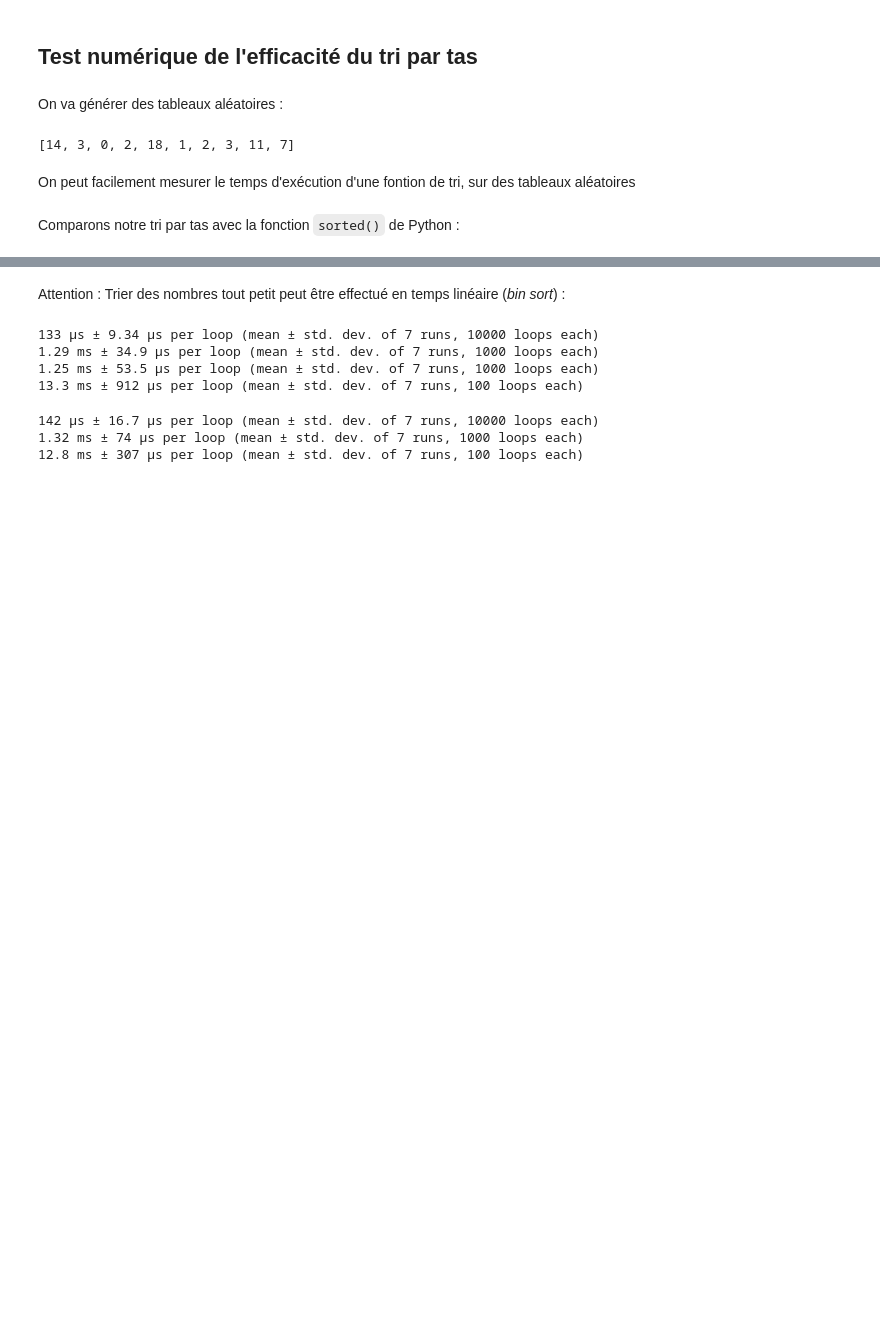
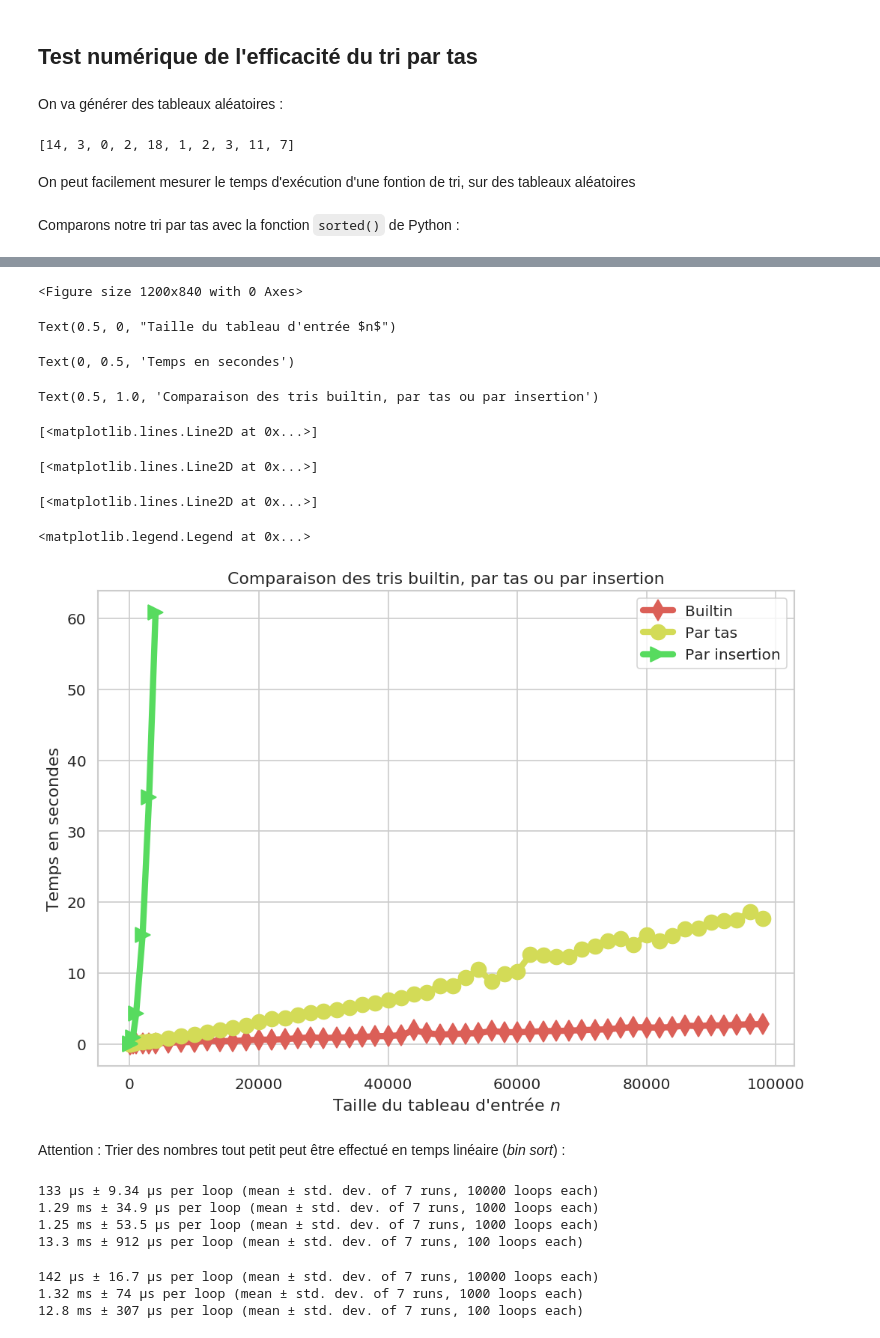
Before and after one commit to Naereen/ALGO1-Info1-2019, a Jupyter notebook: CoursMagistral_1.ipynb, the cells around one changed output, grey strips where cells are left out. Drawn from its saved outputs; the diff is of its cells as text; code cells hidden in the pictures; blank space fills up the shorter version.

```diff
--- a/CoursMagistral_1.ipynb
+++ b/CoursMagistral_1.ipynb
@@ -686,6 +681,9 @@ def time_a_sort_function(sort_function, sort_function_name, values_n, number=100
 # %% [markdown]
 Comparons notre tri par tas avec la fonction `sorted()` de Python :
 # %%
-values_n = [10, 100, 500] + list(range(1000, 10000, 1000))
+small_values_n = [10, 100, 500] + list(range(1000, 5000, 1000))
+big_values_n = list(range(6000, 100000, 2000))
+
+values_n = small_values_n + big_values_n
 # %%
-times_sorted = time_a_sort_function(sorted, "sorted", values_n, number=10)
+times_sorted = time_a_sort_function(sorted, "sorted", values_n, number=20)
@@ -692,2 +692,2 @@ times_sorted = time_a_sort_function(sorted, "sorted", values_n, number=10)
 # %%
-times_heapSort = time_a_sort_function(heapSort, "heapSort", values_n, number=10)
+times_heapSort = time_a_sort_function(heapSort, "heapSort", values_n, number=20)
@@ -694,2 +696,2 @@ times_heapSort = time_a_sort_function(heapSort, "heapSort", values_n, number=10)
 # %%
-times_insertionSort = time_a_sort_function(insertionSort, "insertionSort", values_n, number=10)
+times_insertionSort = time_a_sort_function(insertionSort, "insertionSort", small_values_n, number=20)
@@ -696,13 +700,23 @@ times_insertionSort = time_a_sort_function(insertionSort, "insertionSort", value
 # %%
 plt.figure()
 plt.xlabel("Taille du tableau d'entrée $n$")
 plt.ylabel("Temps en secondes")
 plt.title("Comparaison des tris builtin, par tas ou par insertion")
-plt.plot(values_n, times_sorted, "d:", label="Builtin", lw=5, ms=12)
-plt.plot(values_n, times_heapSort, "o:", label="Par tas", lw=5, ms=12)
-plt.plot(values_n, times_insertionSort, ">:", label="Par insertion", lw=5, ms=12)
+plt.plot(values_n, times_sorted, "d-", label="Builtin", lw=5, ms=12)
+plt.plot(values_n, times_heapSort, "o-", label="Par tas", lw=5, ms=12)
+plt.plot(small_values_n, times_insertionSort, ">-", label="Par insertion", lw=5, ms=12)
 plt.legend()
 plt.show()
+# %% [output]
+<Figure size 1200x840 with 0 Axes>
+Text(0.5, 0, "Taille du tableau d'entrée $n$")
+Text(0, 0.5, 'Temps en secondes')
+Text(0.5, 1.0, 'Comparaison des tris builtin, par tas ou par insertion')
+[<matplotlib.lines.Line2D at 0x...>]
+[<matplotlib.lines.Line2D at 0x...>]
+[<matplotlib.lines.Line2D at 0x...>]
+<matplotlib.legend.Legend at 0x...>
+[figure, added]
 # %% [markdown]
 Attention : Trier des nombres tout petit peut être effectué en temps linéaire (*bin sort*) :
 # %%
```
Also changed, not shown: parts of 6 cells of this notebook, 1 other file.
